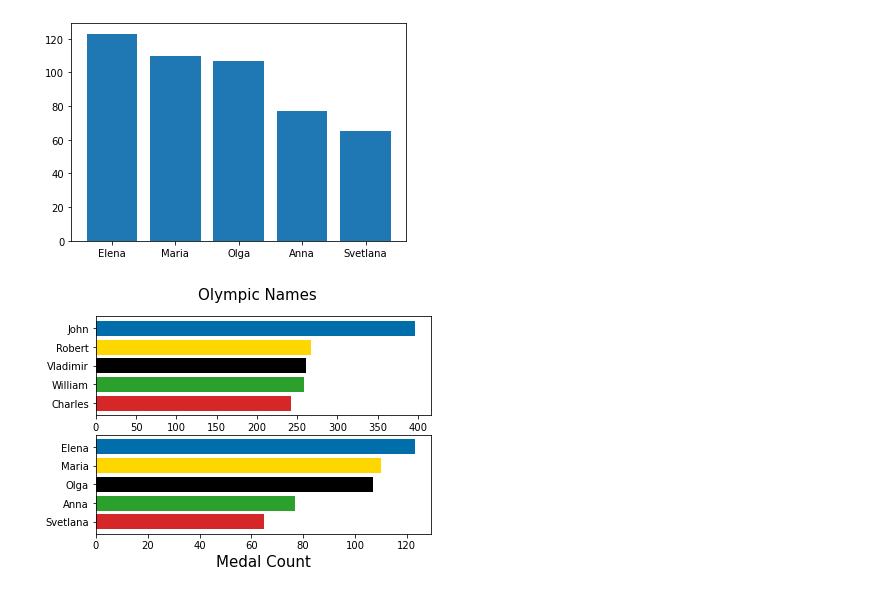
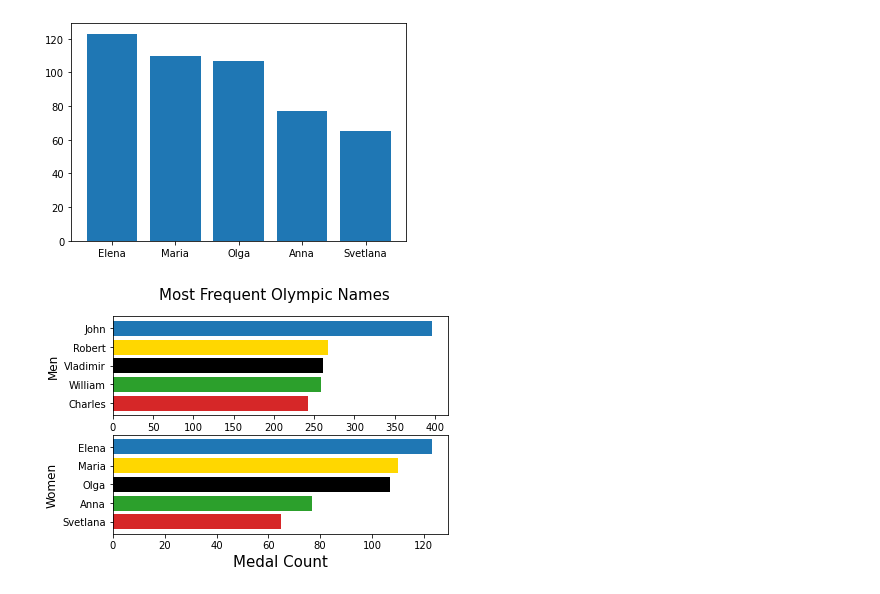
Before and after one commit to Munseaux/olympic-baby-names, a Jupyter notebook: olympic-baby-names.ipynb, the cells around one changed output. Cells and saved outputs as stored; diff of their text form; code cells hidden in the pictures.

Commit message:
Graph complete

```diff
--- a/olympic-baby-names.ipynb
+++ b/olympic-baby-names.ipynb
@@ -87,27 +91,31 @@ plt.bar(top_female_names.index,top_female_names['Medal'])
 # %%
 fig, (ax1, ax2) = plt.subplots(2)
 # font = {
 #     'color' : 'maroon',
 #     'size' : '30'
 # }
 
-fig.suptitle('Olympic Names', size = 15)
+fig.suptitle('Most Frequent Olympic Names', size = 15)
 
 
 
-OLYMPIC_COLORS = [(0,.43,.666), 'gold', 'black', 'tab:green', 'tab:red']
+OLYMPIC_COLORS = ['tab:blue', 'gold', 'black', 'tab:green', 'tab:red']
 
 ax1.barh(top_male_names.index,top_male_names['Medal'], color = OLYMPIC_COLORS)
 ax2.barh(top_female_names.index,top_female_names['Medal'],  color = OLYMPIC_COLORS)
 ax1.invert_yaxis()
 ax2.invert_yaxis()
 ax2.set_xlabel("Medal Count", size = 15)
 
+ax1.set_ylabel("Men", size = 12)
+ax2.set_ylabel("Women", size = 12)
 
 
+# Saving figure to a file
+plt.savefig("Images/most_frequent_olympic_names.png")
 
 # fig.xaxis("Male names")
 
 plt.show()
 # %% [output]
-[figure, old version]
+[figure, new version]
```
Also changed, not shown: parts of 1 cell of this notebook, 1 other file.
